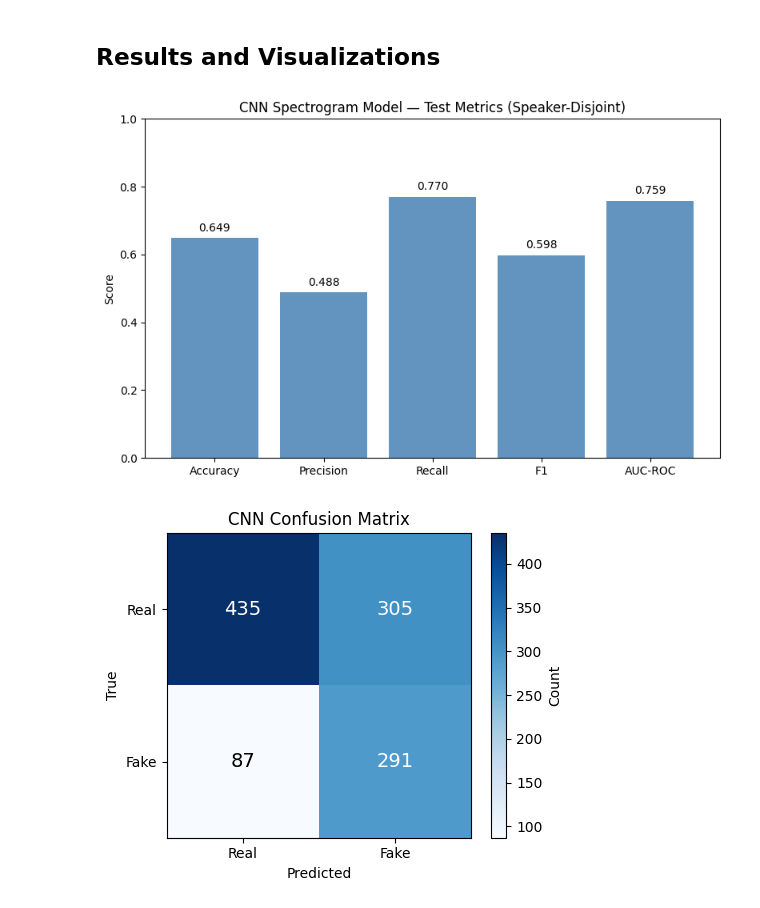
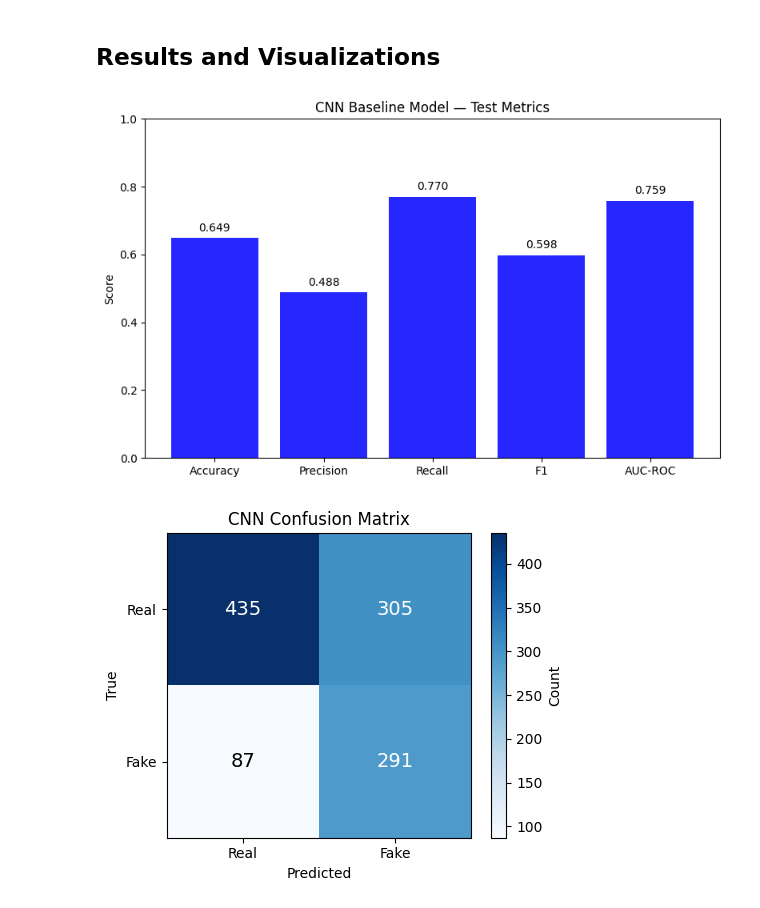
Before and after one commit to hadarliav1/audio_fraud_detection, a Jupyter notebook: notebooks/05_baseline_cnn.ipynb, the cells around one changed output. Saved outputs shown, nothing was run; the diff lists cells and outputs as text; code cells hidden in the pictures.

```diff
--- a/notebooks/05_baseline_cnn.ipynb
+++ b/notebooks/05_baseline_cnn.ipynb
@@ -49,30 +49,30 @@ CNN Test Metrics: {'architecture': 'acoustic_mlp', 'decision_threshold': 0.35, '
 # %%
 import matplotlib.pyplot as plt
 import numpy as np
 
 res_path = OUTPUTS_DIR / "cnn_results.json"
 if not res_path.exists():
     raise FileNotFoundError("Run: python scripts/train_cnn.py")
 
 with open(res_path) as f:
     cnn_metrics = json.load(f)
 
 # Bar chart of metrics
 fig, ax = plt.subplots(figsize=(8, 5))
 metrics = ["Accuracy", "Precision", "Recall", "F1", "AUC-ROC"]
 values = [cnn_metrics["accuracy"], cnn_metrics["precision"], cnn_metrics["recall"],
           cnn_metrics["f1"], cnn_metrics["auc_roc"]]
-bars = ax.bar(metrics, values, color="steelblue", alpha=0.85)
+bars = ax.bar(metrics, values, color="blue", alpha=0.85)
 ax.set_ylim(0, 1)
 ax.set_ylabel("Score")
-ax.set_title("CNN Spectrogram Model — Test Metrics (Speaker-Disjoint)")
+ax.set_title("CNN Baseline Model — Test Metrics")
 for bar, v in zip(bars, values):
     ax.text(bar.get_x() + bar.get_width()/2, bar.get_height() + 0.02, f"{v:.3f}",
             ha="center", fontsize=10)
 plt.tight_layout()
 plt.show()
 # %% [output]
-[figure, old version]
+[figure, new version]
 # %%
 # Confusion matrix heatmap
 cm = np.array(cnn_metrics["confusion_matrix"])
```
Also changed, not shown: 1 other file.
